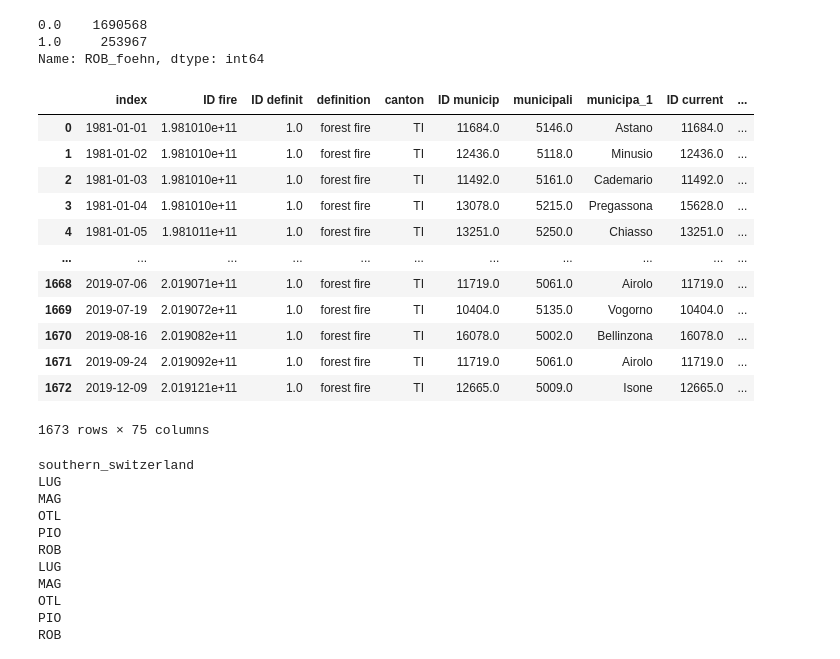
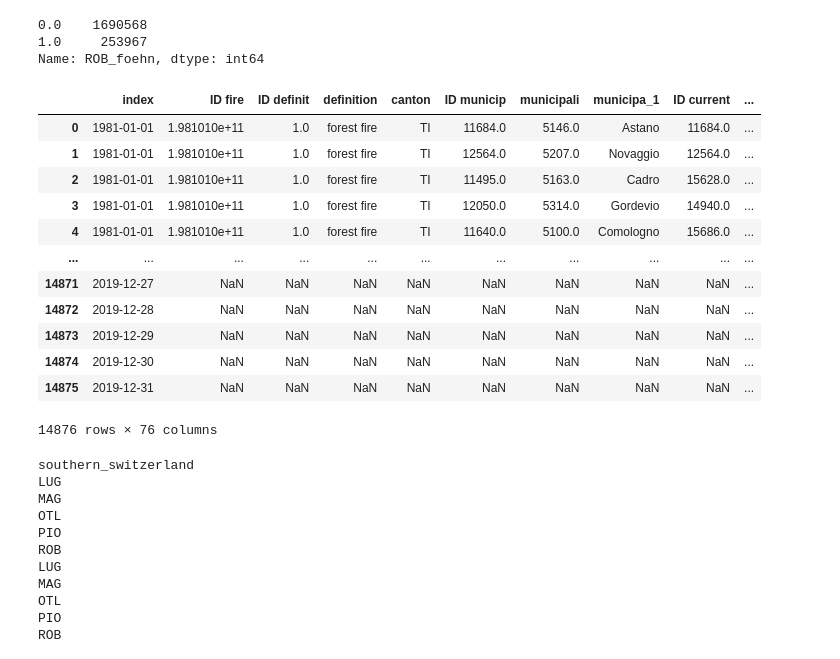
Before and after one commit to ch-mon/foehn-fire-impact, a Jupyter notebook: notebooks/02_descriptive_analysis/data_exploration.ipynb, the cells around one changed output. Cells and saved outputs as stored; diff of their text form; code cells hidden in the pictures.

```diff
--- a/notebooks/02_descriptive_analysis/data_exploration.ipynb
+++ b/notebooks/02_descriptive_analysis/data_exploration.ipynb
@@ -25,5 +28,6 @@ plt.rcParams["figure.figsize"] = (16,9)
 sns.set(font_scale=1.6)
 sns.set_style("whitegrid")
 # %%
-df = context.catalog.load("fire_data_with_foehn_and_control_variables")
+# Fire data
+df = catalog.load("fire_data_with_foehn_and_control_variables")
 # %% [output]
@@ -235,8 +142,0 @@ for region in regions.keys():
-# %%
-bins_dict = {2: [7.5,27,52.1,95],6: [7.5,27,52.1,95], 12: [3,21,35,95]}
-#bins_dict = {6: [15,20, 25, 30], 12: [10,15,20, 25]}
-for region in regions.keys():
-    print(region)
-    for hour in [2, 6,12]:
-        test_foehn_strength(df.loc[df["region"] == region, :], hours=hour, strength_var="FFX", bins=bins_dict[hour])
-    break
@@ -263,10 +235,2 @@ Amount of foehn-influenced fires:  64
 # %% [markdown]
 ### Compare to non-foehn
-# %%
-# OLD: bins_dict = {6: [5,6,11,60], 12: [0,6,10,60]}
-bins_dict = {6: range(0,35+1,5), 12: range(0,30+1,5)}
-for region in regions.keys():
-    print(region)
-    for hour in [6,12]:
-        test_foehn_strength_foehn_nofoehn(df.loc[df["region"] == region, :].copy(), hours=hour, strength_var="FF", bins=bins_dict[hour])
-    break
@@ -287,8 +236,0 @@ northern_switzerland
-# %%
-# OLD: bins_dict = {6: [5,6,11,60], 12: [0,6,10,60]}
-bins_dict = {2: range(0,60+1,5), 6: range(0,60+1,5), 12: range(0,55+1,5)}
-for region in ["southern_switzerland"]:
-    print(region)
-    for hour in [2, 6,12]:
-        test_foehn_strength_foehn_nofoehn(df.loc[df["region"] == region, :].copy(), hours=hour, strength_var="FFX", bins=bins_dict[hour], quantile="mean")
-    break
@@ -340,31 +333,33 @@ df_merge.loc[df_merge["ROB_foehn"].notnull(), "ROB_foehn"].value_counts()
 Name: ROB_foehn, dtype: int64
 # %%
 # # Before fire start
-# df_daily = pd.DataFrame(index=pd.date_range("1981-01-01", "2019-12-31"))
-# df_fire_date = df.copy()
-# df_fire_date.index = df["start_date_min"].dt.date.astype(np.datetime64)
-# df_daily = df_daily.join(df_fire_date, how="left").reset_index()
+df_daily = pd.DataFrame(index=pd.date_range("1981-01-01", "2019-12-31"))
+df_fire_date = df.copy()
+df_fire_date.index = df["start_date_min"].dt.date.astype(np.datetime64)
+df_daily = df_daily.join(df_fire_date, how="left").reset_index()
+df_daily.loc[df_daily["total [ha]"].notnull(), "fire"] = 1
+df_daily.loc[df_daily["total [ha]"].isnull(), "fire"] = 0
 
 # df_daily = df_daily.drop_duplicates(subset="index", keep="first")
 # df_daily = df_daily.loc[df_daily["total [ha]"].notnull(), :].reset_index(drop=True)
-
-# for region in ["southern_switzerland", "northern_switzerland"]:
-#     print(region)
-#     plot_binned_fire_count_before_fire_start_single_station_daily(df_daily.loc[df_daily["region"] == region, :], df_foehn=df_merge, hours=24, stations_in_region=regions[region])
+df_daily
+for region in ["southern_switzerland", "northern_switzerland"]:
+    print(region)
+    plot_binned_fire_count_before_fire_start_single_station_daily(df_daily.loc[df_daily["region"] == region, :], df_foehn=df_merge, hours=24, stations_in_region=regions[region])
 # %% [output]
 |  | index | ID fire | ID definit | definition | canton | ID municip | municipali | municipa_1 | ID current | ... |
 | 0 | 1981-01-01 | 1.981010e+11 | 1.0 | forest fire | TI | 11684.0 | 5146.0 | Astano | 11684.0 | ... |
-| 1 | 1981-01-02 | 1.981010e+11 | 1.0 | forest fire | TI | 12436.0 | 5118.0 | Minusio | 12436.0 | ... |
-| 2 | 1981-01-03 | 1.981010e+11 | 1.0 | forest fire | TI | 11492.0 | 5161.0 | Cademario | 11492.0 | ... |
-| 3 | 1981-01-04 | 1.981010e+11 | 1.0 | forest fire | TI | 13078.0 | 5215.0 | Pregassona | 15628.0 | ... |
-| 4 | 1981-01-05 | 1.981011e+11 | 1.0 | forest fire | TI | 13251.0 | 5250.0 | Chiasso | 13251.0 | ... |
+| 1 | 1981-01-01 | 1.981010e+11 | 1.0 | forest fire | TI | 12564.0 | 5207.0 | Novaggio | 12564.0 | ... |
+| 2 | 1981-01-01 | 1.981010e+11 | 1.0 | forest fire | TI | 11495.0 | 5163.0 | Cadro | 15628.0 | ... |
+| 3 | 1981-01-01 | 1.981010e+11 | 1.0 | forest fire | TI | 12050.0 | 5314.0 | Gordevio | 14940.0 | ... |
+| 4 | 1981-01-01 | 1.981010e+11 | 1.0 | forest fire | TI | 11640.0 | 5100.0 | Comologno | 15686.0 | ... |
 | ... | ... | ... | ... | ... | ... | ... | ... | ... | ... | ... |
-| 1668 | 2019-07-06 | 2.019071e+11 | 1.0 | forest fire | TI | 11719.0 | 5061.0 | Airolo | 11719.0 | ... |
-| 1669 | 2019-07-19 | 2.019072e+11 | 1.0 | forest fire | TI | 10404.0 | 5135.0 | Vogorno | 10404.0 | ... |
-| 1670 | 2019-08-16 | 2.019082e+11 | 1.0 | forest fire | TI | 16078.0 | 5002.0 | Bellinzona | 16078.0 | ... |
-| 1671 | 2019-09-24 | 2.019092e+11 | 1.0 | forest fire | TI | 11719.0 | 5061.0 | Airolo | 11719.0 | ... |
-| 1672 | 2019-12-09 | 2.019121e+11 | 1.0 | forest fire | TI | 12665.0 | 5009.0 | Isone | 12665.0 | ... |
+| 14871 | 2019-12-27 | NaN | NaN | NaN | NaN | NaN | NaN | NaN | NaN | ... |
+| 14872 | 2019-12-28 | NaN | NaN | NaN | NaN | NaN | NaN | NaN | NaN | ... |
+| 14873 | 2019-12-29 | NaN | NaN | NaN | NaN | NaN | NaN | NaN | NaN | ... |
+| 14874 | 2019-12-30 | NaN | NaN | NaN | NaN | NaN | NaN | NaN | NaN | ... |
+| 14875 | 2019-12-31 | NaN | NaN | NaN | NaN | NaN | NaN | NaN | NaN | ... |
-1673 rows × 75 columns
+14876 rows × 76 columns
 # %%
 # Before fire start
 for region in ["southern_switzerland", "northern_switzerland"]:
```
Also changed, not shown: parts of 44 cells of this notebook, 1 other file.
